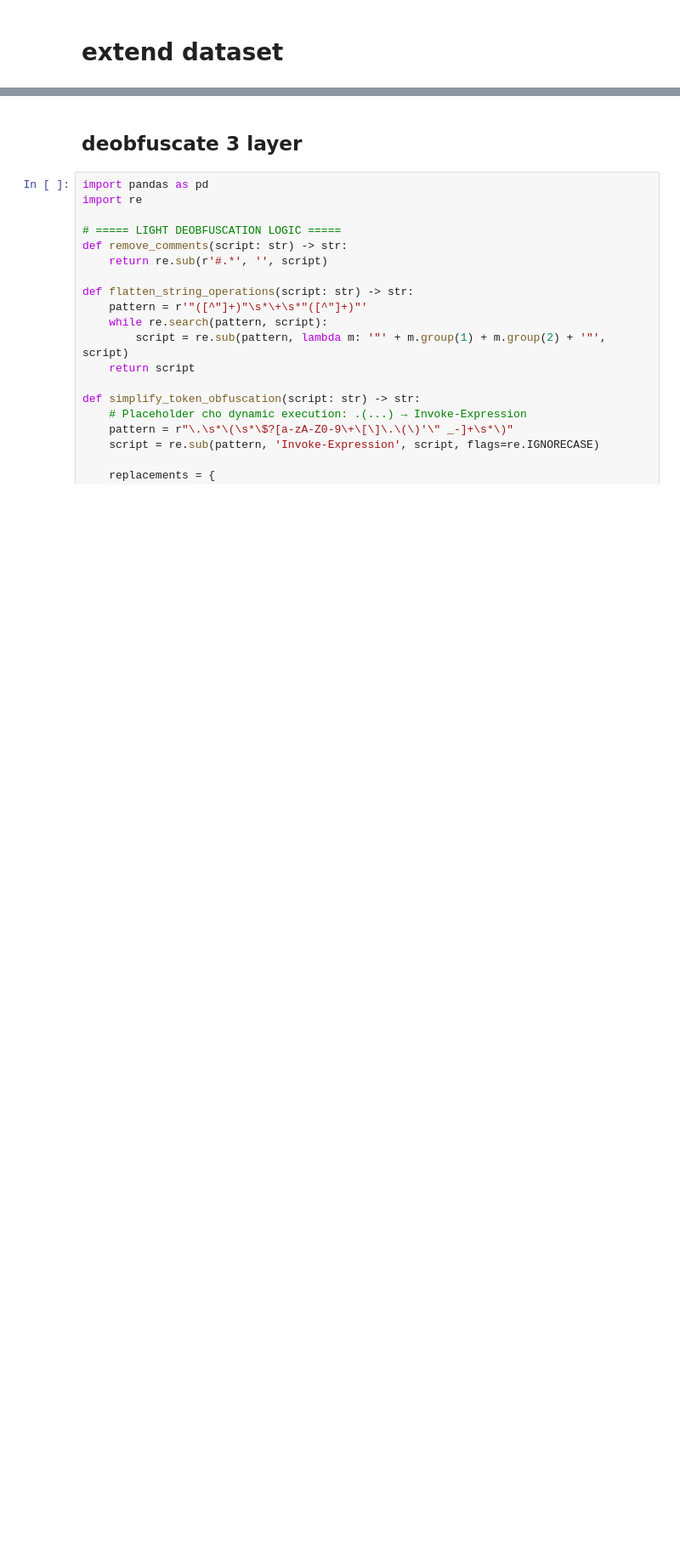
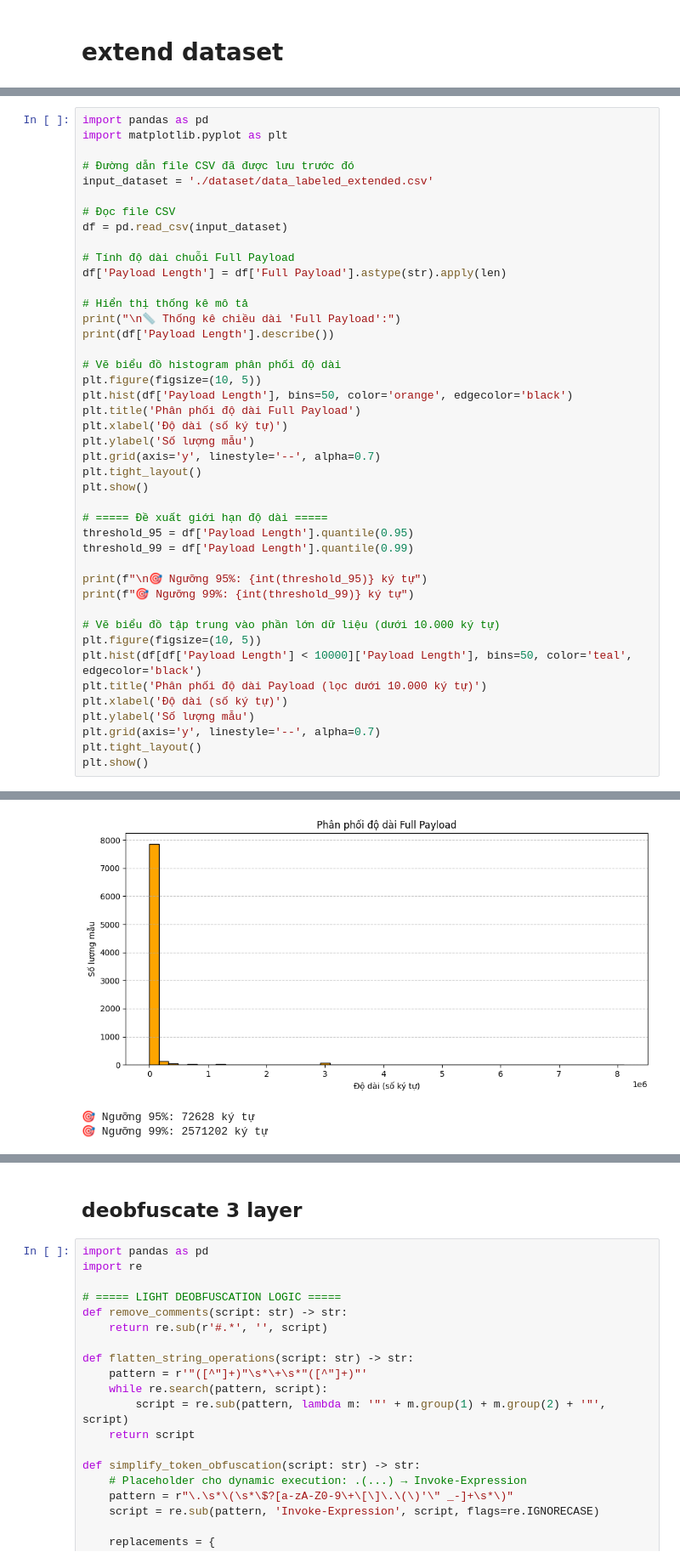
Before and after one commit to t4nti3n/powershell_detection_multimodel_multioutput, a Jupyter notebook: power_detector_extend.ipynb, the cells around one changed output, grey strips where cells are left out. Shown at 85% size. Saved outputs shown, nothing was run; the diff lists cells and outputs as text; blank space fills up the shorter version.

```diff
--- a/power_detector_extend.ipynb
+++ b/power_detector_extend.ipynb
@@ -272,0 +303,44 @@ plt.show()
+# %%
+import pandas as pd
+import matplotlib.pyplot as plt
+
+# Đường dẫn file CSV đã được lưu trước đó
+input_dataset = './dataset/data_labeled_extended.csv'
+
+# Đọc file CSV
+df = pd.read_csv(input_dataset)
+
+# Tính độ dài chuỗi Full Payload
+df['Payload Length'] = df['Full Payload'].astype(str).apply(len)
+
+# Hiển thị thống kê mô tả
+print("\n📏 Thống kê chiều dài 'Full Payload':")
+print(df['Payload Length'].describe())
+
+# Vẽ biểu đồ histogram phân phối độ dài
+plt.figure(figsize=(10, 5))
+plt.hist(df['Payload Length'], bins=50, color='orange', edgecolor='black')
+plt.title('Phân phối độ dài Full Payload')
+plt.xlabel('Độ dài (số ký tự)')
+plt.ylabel('Số lượng mẫu')
+plt.grid(axis='y', linestyle='--', alpha=0.7)
+plt.tight_layout()
+plt.show()
+
+# ===== Đề xuất giới hạn độ dài =====
+threshold_95 = df['Payload Length'].quantile(0.95)
+threshold_99 = df['Payload Length'].quantile(0.99)
+
+print(f"\n🎯 Ngưỡng 95%: {int(threshold_95)} ký tự")
+print(f"🎯 Ngưỡng 99%: {int(threshold_99)} ký tự")
+
+# Vẽ biểu đồ tập trung vào phần lớn dữ liệu (dưới 10.000 ký tự)
+plt.figure(figsize=(10, 5))
+plt.hist(df[df['Payload Length'] < 10000]['Payload Length'], bins=50, color='teal', edgecolor='black')
+plt.title('Phân phối độ dài Payload (lọc dưới 10.000 ký tự)')
+plt.xlabel('Độ dài (số ký tự)')
+plt.ylabel('Số lượng mẫu')
+plt.grid(axis='y', linestyle='--', alpha=0.7)
+plt.tight_layout()
+plt.show()
+# %% [output]
@@ -272,0 +357,3 @@ plt.show()
+[figure, added]
+🎯 Ngưỡng 95%: 72628 ký tự
+🎯 Ngưỡng 99%: 2571202 ký tự
```
Also changed, not shown: parts of 18 cells of this notebook.
